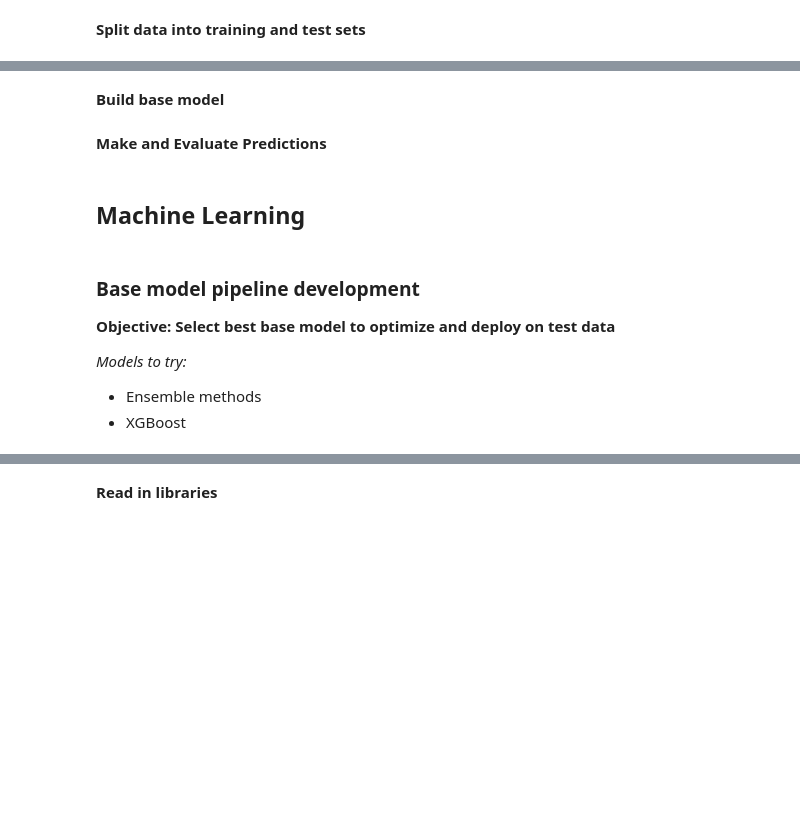
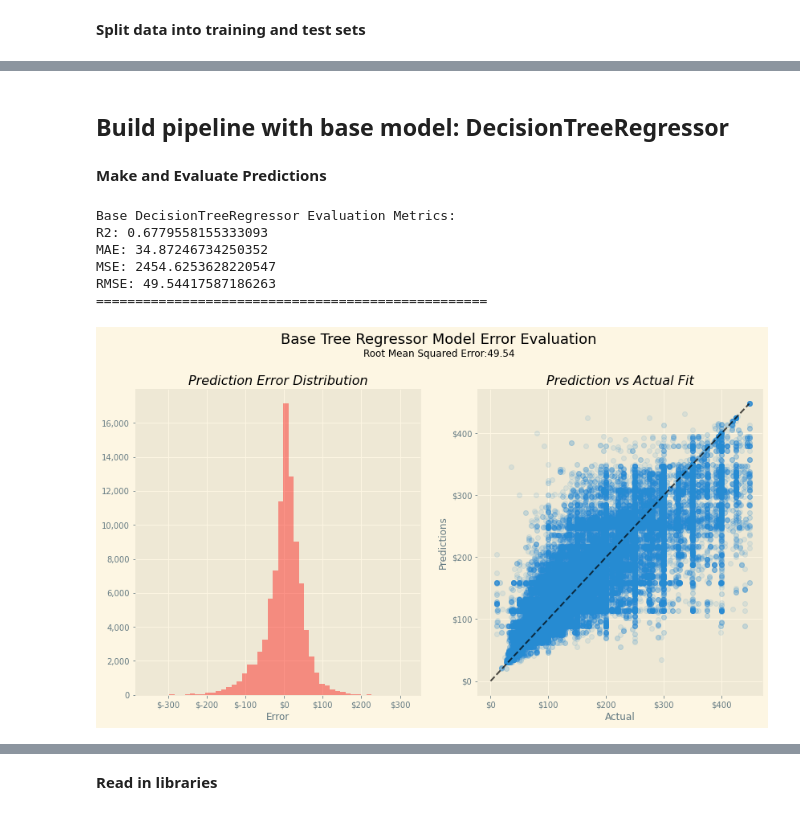
Before and after one commit to KishenSharma6/SF_Airbnb_Rental_Market_Analysis, a Jupyter notebook: Project_Codes/04_Modeling/2020_0604_Listings_ML_Development.ipynb, the cells around one changed output, grey strips where cells are left out. Drawn from its saved outputs; the diff is of its cells as text; code cells hidden in the pictures; blank space fills up the shorter version.

Commit message:
Base model with updated features completed

```diff
--- a/Project_Codes/04_Modeling/2020_0604_Listings_ML_Development.ipynb
+++ b/Project_Codes/04_Modeling/2020_0604_Listings_ML_Development.ipynb
@@ -35,7 +32,7 @@ warnings.simplefilter('ignore')
 path = r'C:\Users\kishe\Documents\Data Science\Projects\Python Projects\In Progress\Airbnb - San Francisco Listings Analysis\Data\03_Processed'
 
 #Read in training data and labels
-df = pd.read_csv(path + '/2020_0608_Listings_Processed.csv', index_col=0)
+df = pd.read_csv(path + '/2020_0715_Listings_Processed.csv', index_col=0)
 # %% [markdown]
 **Data Overview**
 # %%
@@ -59,7 +67,7 @@ from sklearn.model_selection import train_test_split
 
 #Split Data
 X_train, X_test, y_train, y_test =  train_test_split(
-                                    X,y, test_size = .25, random_state = 42)
+                                    X,y, test_size = .2, random_state = 42)
 
 #Check
 print('Training data:{} | Training labels:{}'.format(X_train.shape,y_train.shape))
@@ -69,43 +102,34 @@ print('Test data:{} | Test labels:{}'.format(X_test.shape,y_test.shape))
 # %% [markdown]
-**Build base model**
+## Build pipeline with base model: DecisionTreeRegressor
-# %%
-#Read in Libraries
-from sklearn.compose import ColumnTransformer
-from sklearn.preprocessing import MinMaxScaler,OneHotEncoder
-from sklearn.pipeline import Pipeline
-from sklearn.tree import DecisionTreeRegressor
-from sklearn.model_selection import cross_val_predict
-from Regression_Metrics import regression_metrics #Prints regression metrics
-
-#Init column transformer for data type
-numeric_transformer = Pipeline([('scaler', MinMaxScaler())])
-categorical_transformer = Pipeline([('encoder', OneHotEncoder(handle_unknown='ignore'))])
-
-#Store column transform for pipeline
-preprocessor = ColumnTransformer(transformers=[('num', numeric_transformer, X_train.select_dtypes(include=['int64','float64']).columns),
-                                              ('cat', categorical_transformer, X_train.select_dtypes(include=['object']).columns)])
-
-#Init base model as regressor
-regressors = DecisionTreeRegressor(random_state=12)
-
-#Init pipe
-pipe = Pipeline([('preprocessor', preprocessor),
-                ('model', regressors)])
+# %%
+#Init base model as regressor
+regressors = DecisionTreeRegressor(random_state=12, max_depth=10)
+
+#Init pipe
+pipe = Pipeline([('preprocessor', preprocessor),
+                ('model', regressors)])
 # %% [markdown]
 **Make and Evaluate Predictions**
 # %%
+#Read in libraries from local machine
+from Model_Evaluation import regression_metrics, prediction_error_df, prediction_fit_eval
+
 #Implement model
 preds = cross_val_predict(pipe, X_train,y_train, n_jobs=-1)
 
 #Evaluate
-regression_metrics('Base DecisionTreeRegressor', X_train, y_train,preds)
+base_metrics = regression_metrics('Base DecisionTreeRegressor', preds, y_train)
+
+#View Error distribution and fit
+base_errors = prediction_error_df(preds, y_train)
+prediction_fit_eval(base_errors, model_name='Base Tree Regressor Model', rmse = base_metrics['rmse']);
+
+#Save figure
+# %% [output]
+Base DecisionTreeRegressor Evaluation Metrics:
+R2: 0.6779558155333093
+MAE: 34.87246734250352
+MSE: 2454.6253628220547
+RMSE: 49.54417587186263
+==================================================
+[figure, added]
-# %% [markdown]
-## Machine Learning
-# %% [markdown]
-### Base model pipeline development
-
-**Objective: Select best base model to optimize and deploy on test data**
-
-*Models to try:*
-- Ensemble methods
-- XGBoost
```
Also changed, not shown: parts of 13 cells of this notebook.
